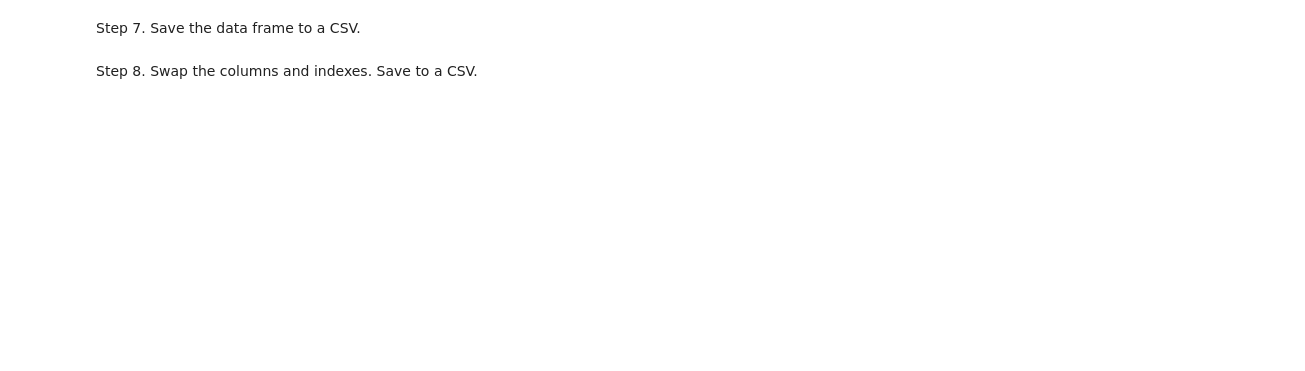
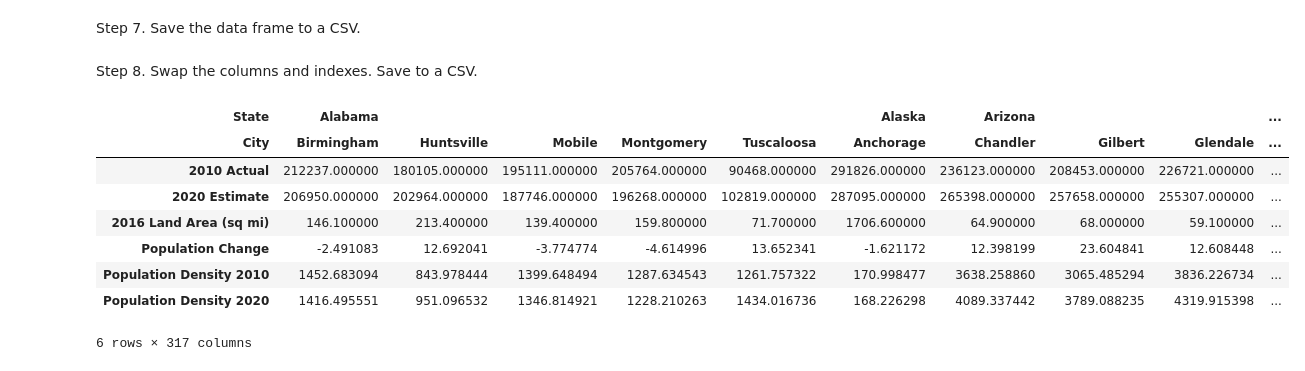
Before and after one commit to t4d-classes/python-data-analysis_06142021_afternoon, a Jupyter notebook: jupyter_conda/exercises/04_Exercise.ipynb, the cells around one changed output. Saved outputs shown, nothing was run; the diff lists cells and outputs as text; code cells hidden in the pictures; blank space fills up the shorter version.

```diff
--- a/jupyter_conda/exercises/04_Exercise.ipynb
+++ b/jupyter_conda/exercises/04_Exercise.ipynb
@@ -34,0 +236,42 @@ Step 8. Swap the columns and indexes. Save to a CSV.
+# %%
+#  Bonus - Clean Up Indexes
+
+# Option 1
+
+# city_index = []
+# state_index = []
+
+# annotation = re.compile("\[.*\]")
+
+# for city, state in cities_data.index:
+#     city_index.append(re.sub(annotation, "", city.strip()))
+#     state_index.append(state.strip())
+
+# cities_data.index = pd.MultiIndex.from_arrays([ city_index, state_index ], names=["City", "State"])
+
+# Option 2
+
+annotation = re.compile("\[.*\]")
+
+cities_index_df = pd.DataFrame(list(cities_data.index.values), columns=["City", "State"])
+
+cities_index_df["City"] = cities_index_df["City"].apply(lambda city: re.sub(annotation, "", city.strip()))
+cities_index_df["State"] = cities_index_df["State"].str.strip()
+
+cities_data.index = pd.MultiIndex.from_arrays(cities_index_df.values.T, names=cities_index_df.columns)
+
+cities_data.to_csv("cities.csv")
+# %%
+cities_data2 = cities_data.unstack(0).stack().transpose()
+# %%
+cities_data2
+# %% [output]
+| State | Alabama |  |  |  |  | Alaska | Arizona |  |  | ... |
+| City | Birmingham | Huntsville | Mobile | Montgomery | Tuscaloosa | Anchorage | Chandler | Gilbert | Glendale | ... |
+| 2010 Actual | 212237.000000 | 180105.000000 | 195111.000000 | 205764.000000 | 90468.000000 | 291826.000000 | 236123.000000 | 208453.000000 | 226721.000000 | ... |
+| 2020 Estimate | 206950.000000 | 202964.000000 | 187746.000000 | 196268.000000 | 102819.000000 | 287095.000000 | 265398.000000 | 257658.000000 | 255307.000000 | ... |
+| 2016 Land Area (sq mi) | 146.100000 | 213.400000 | 139.400000 | 159.800000 | 71.700000 | 1706.600000 | 64.900000 | 68.000000 | 59.100000 | ... |
+| Population Change | -2.491083 | 12.692041 | -3.774774 | -4.614996 | 13.652341 | -1.621172 | 12.398199 | 23.604841 | 12.608448 | ... |
+| Population Density 2010 | 1452.683094 | 843.978444 | 1399.648494 | 1287.634543 | 1261.757322 | 170.998477 | 3638.258860 | 3065.485294 | 3836.226734 | ... |
+| Population Density 2020 | 1416.495551 | 951.096532 | 1346.814921 | 1228.210263 | 1434.016736 | 168.226298 | 4089.337442 | 3789.088235 | 4319.915398 | ... |
+6 rows × 317 columns
```
Also changed, not shown: parts of 10 cells of this notebook, 2 other files.
